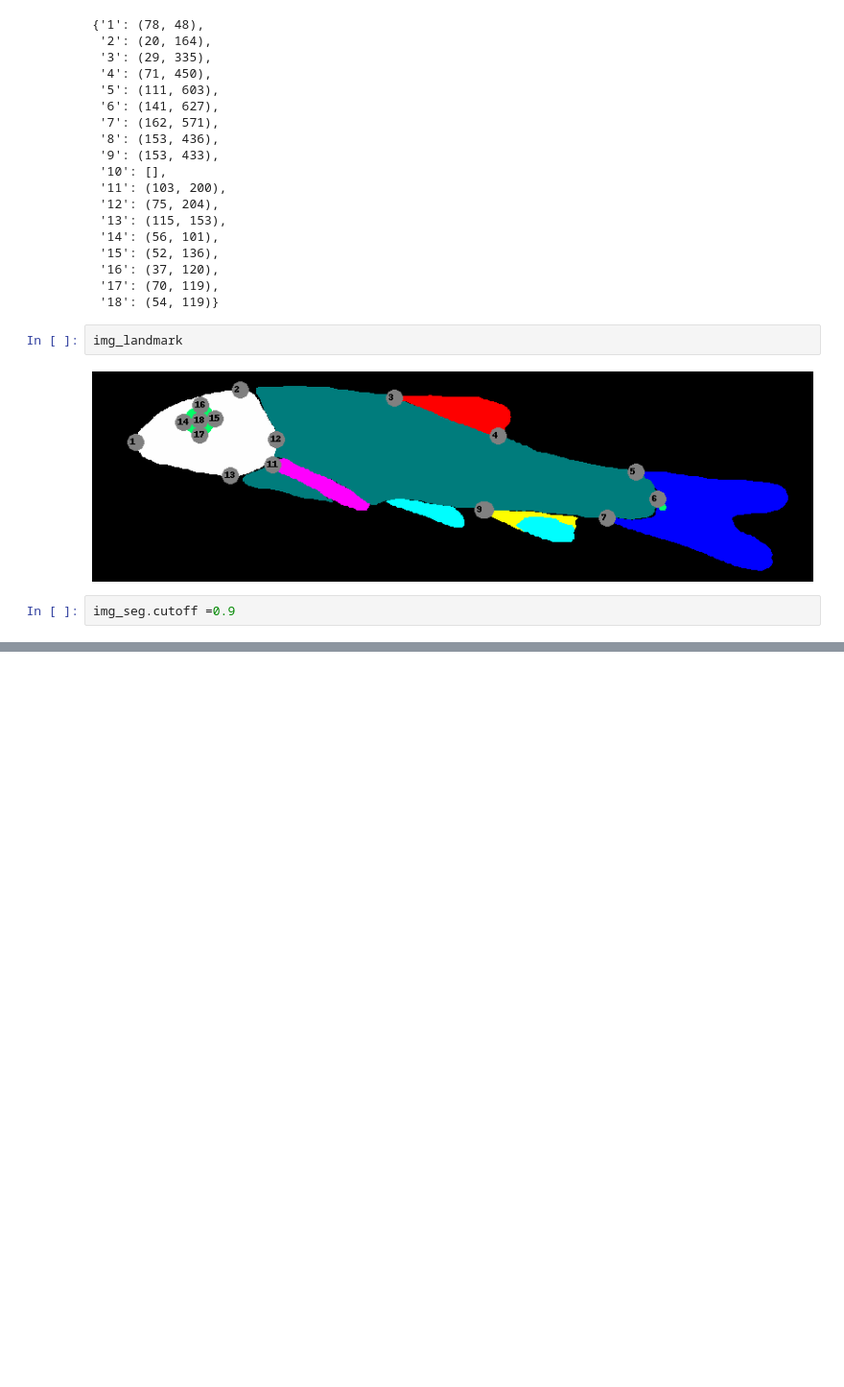
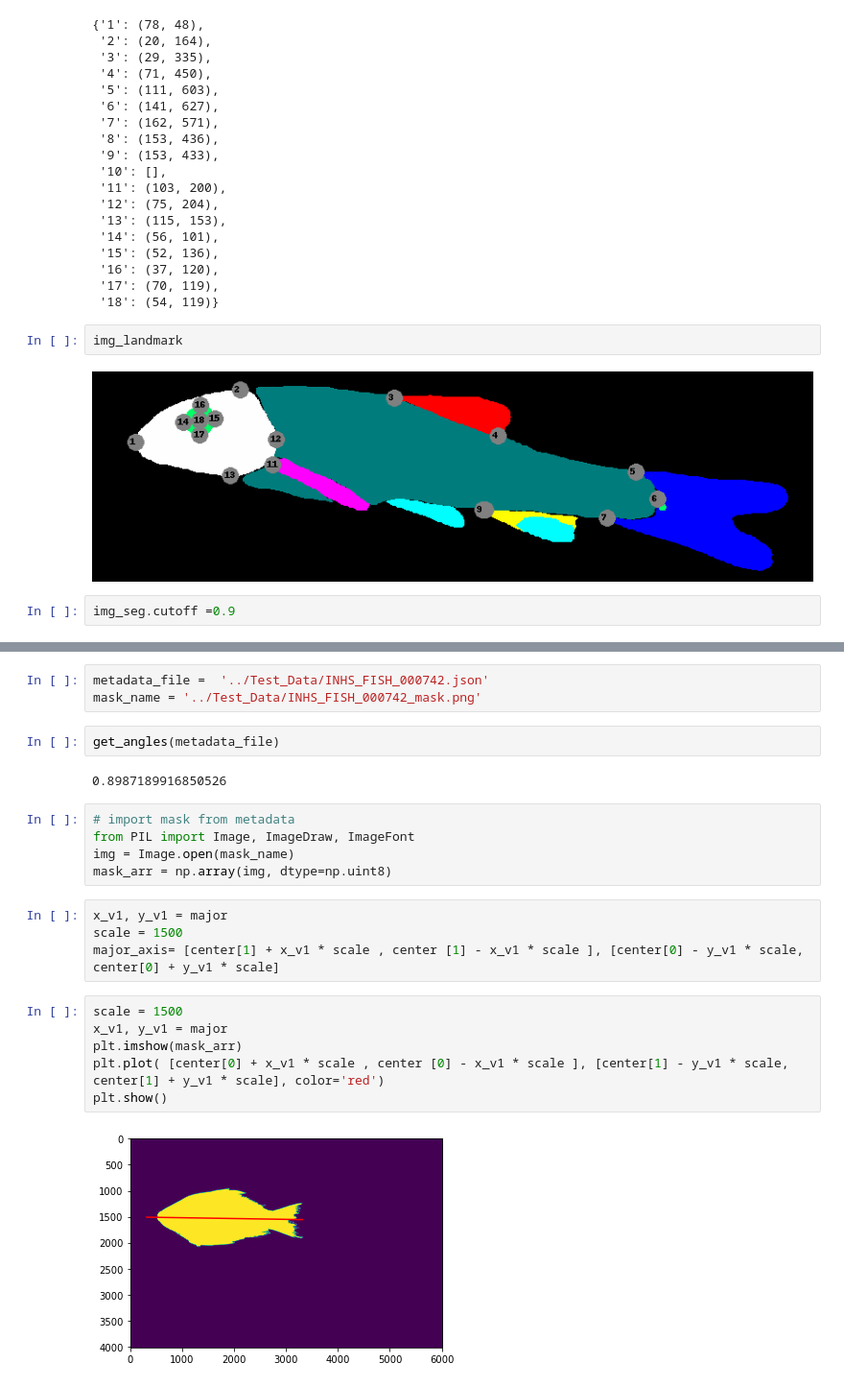
Before and after one commit to hdr-bgnn/Morphology-analysis, a Jupyter notebook: Scripts/Morphology_dev.ipynb, the cells around one changed output, grey strips where cells are left out. Shown: that part at 96% size. Drawn from its saved outputs; the diff is of its cells as text; blank space fills up the shorter version.

```diff
--- a/Scripts/Morphology_dev.ipynb
+++ b/Scripts/Morphology_dev.ipynb
@@ -794,0 +837,24 @@ img_seg.cutoff =0.9
+# %%
+metadata_file =  '../Test_Data/INHS_FISH_000742.json'
+mask_name = '../Test_Data/INHS_FISH_000742_mask.png'
+# %%
+get_angles(metadata_file)
+# %% [output]
+0.8987189916850526
+# %%
+# import mask from metadata
+from PIL import Image, ImageDraw, ImageFont
+img = Image.open(mask_name)
+mask_arr = np.array(img, dtype=np.uint8)
+# %%
+x_v1, y_v1 = major
+scale = 1500
+major_axis= [center[1] + x_v1 * scale , center [1] - x_v1 * scale ], [center[0] - y_v1 * scale, center[0] + y_v1 * scale]
+# %%
+scale = 1500
+x_v1, y_v1 = major
+plt.imshow(mask_arr)
+plt.plot( [center[0] + x_v1 * scale , center [0] - x_v1 * scale ], [center[1] - y_v1 * scale, center[1] + y_v1 * scale], color='red')
+plt.show()
+# %% [output]
+[figure, added]
```
Also changed, not shown: parts of 9 cells of this notebook, 6 other files.
